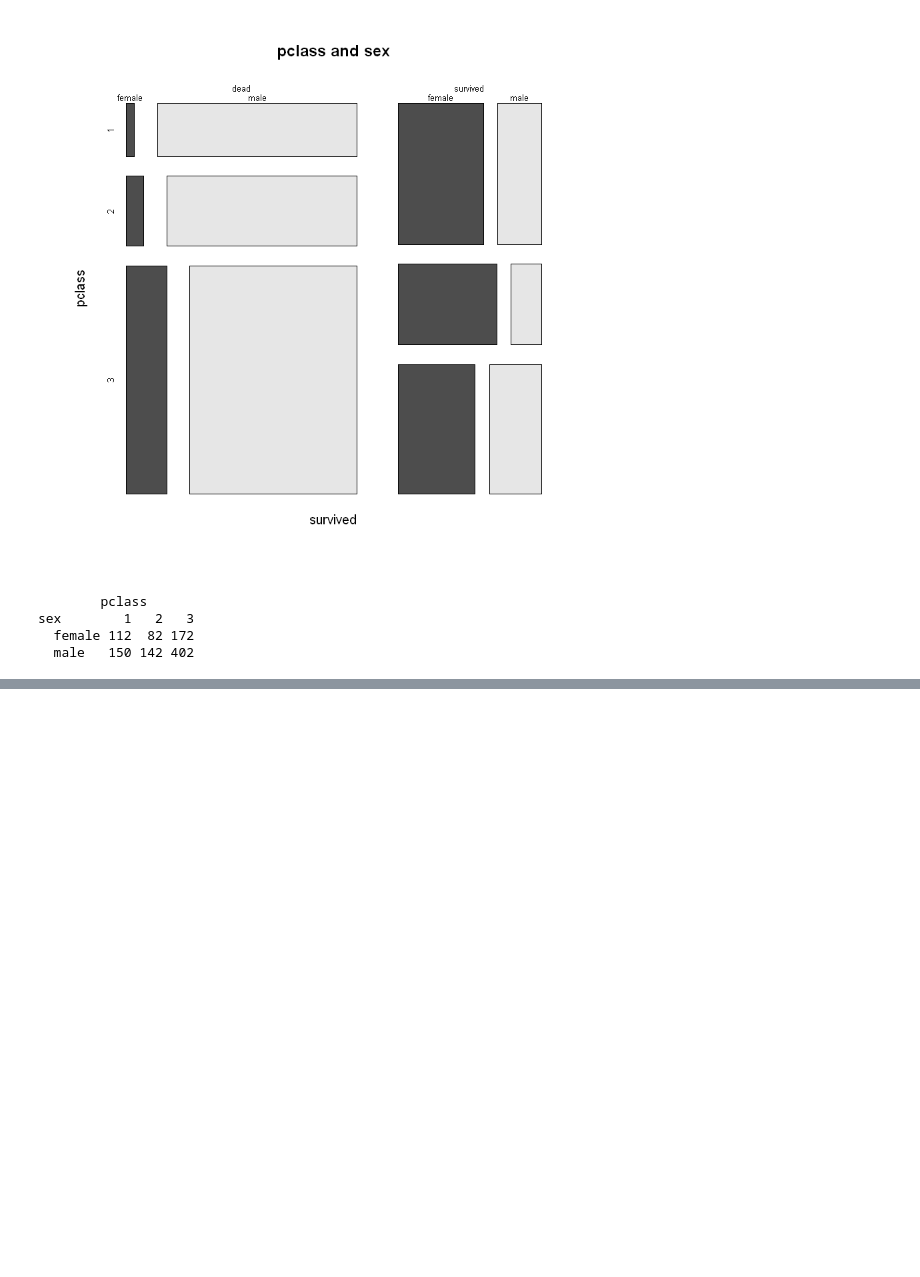
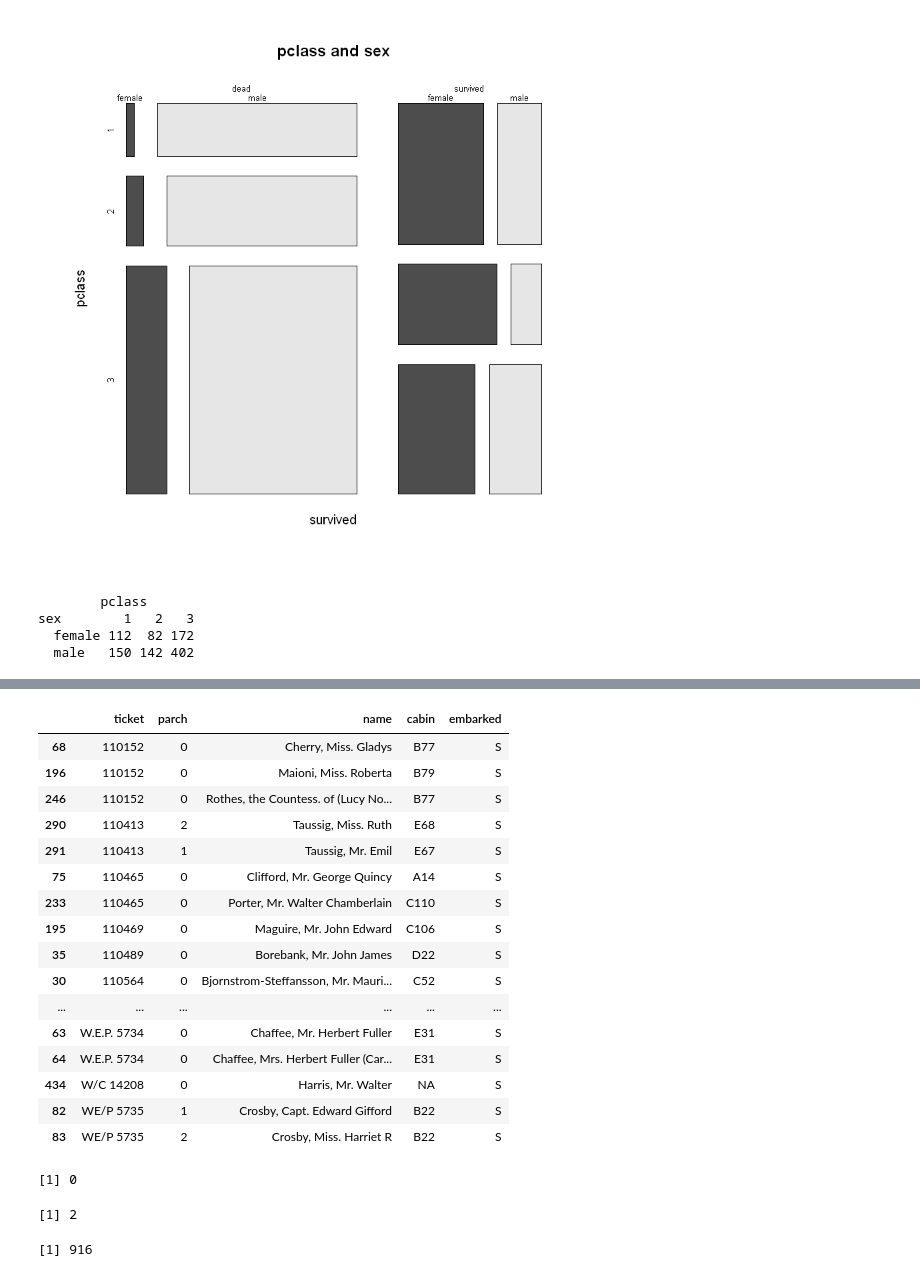
Before and after one commit to leejungmu/first-repository, a Jupyter notebook: titanic.ipynb, the cells around one changed output, grey strips where cells are left out. Saved outputs shown, nothing was run; the diff lists cells and outputs as text; code cells hidden in the pictures; blank space fills up the shorter version.

```diff
--- a/titanic.ipynb
+++ b/titanic.ipynb
@@ -193,0 +315,31 @@ sex        1   2   3
+# %%
+titanic.train[order(titanic.train$ticket),
+                  c("ticket", "parch", "name", "cabin", "embarked")]
+# %% [output]
+|  | ticket | parch | name | cabin | embarked |
+| 68 | 110152 | 0 | Cherry, Miss. Gladys | B77 | S |
+| 196 | 110152 | 0 | Maioni, Miss. Roberta | B79 | S |
+| 246 | 110152 | 0 | Rothes, the Countess. of (Lucy No... | B77 | S |
+| 290 | 110413 | 2 | Taussig, Miss. Ruth | E68 | S |
+| 291 | 110413 | 1 | Taussig, Mr. Emil | E67 | S |
+| 75 | 110465 | 0 | Clifford, Mr. George Quincy | A14 | S |
+| 233 | 110465 | 0 | Porter, Mr. Walter Chamberlain | C110 | S |
+| 195 | 110469 | 0 | Maguire, Mr. John Edward | C106 | S |
+| 35 | 110489 | 0 | Borebank, Mr. John James | D22 | S |
+| 30 | 110564 | 0 | Bjornstrom-Steffansson, Mr. Mauri... | C52 | S |
+| ... | ... | ... | ... | ... | ... |
+| 63 | W.E.P. 5734 | 0 | Chaffee, Mr. Herbert Fuller | E31 | S |
+| 64 | W.E.P. 5734 | 0 | Chaffee, Mrs. Herbert Fuller (Car... | E31 | S |
+| 434 | W/C 14208 | 0 | Harris, Mr. Walter | NA | S |
+| 82 | WE/P 5735 | 1 | Crosby, Capt. Edward Gifford | B22 | S |
+| 83 | WE/P 5735 | 2 | Crosby, Miss. Harriet R | B22 | S |
+# %%
+sum(is.na(titanic.train$ticket))
+sum(is.na(titanic.train$embarked))
+sum(is.na(titanic.train$cabin))
+f$train$type <- "T"
+f$validation$type <- "V"
+# %% [output]
+[1] 0
+[1] 2
+[1] 916
```
Also changed, not shown: parts of 21 cells of this notebook.
